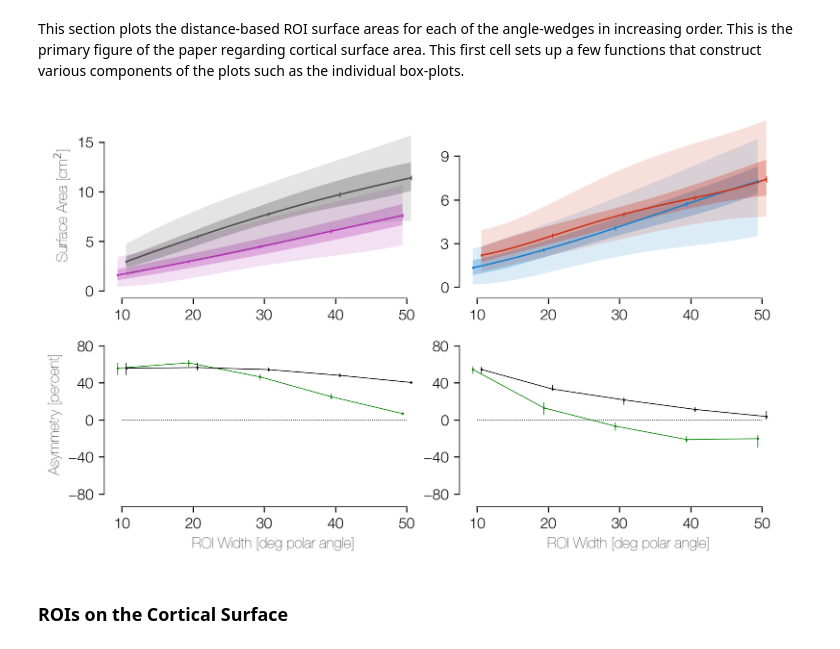
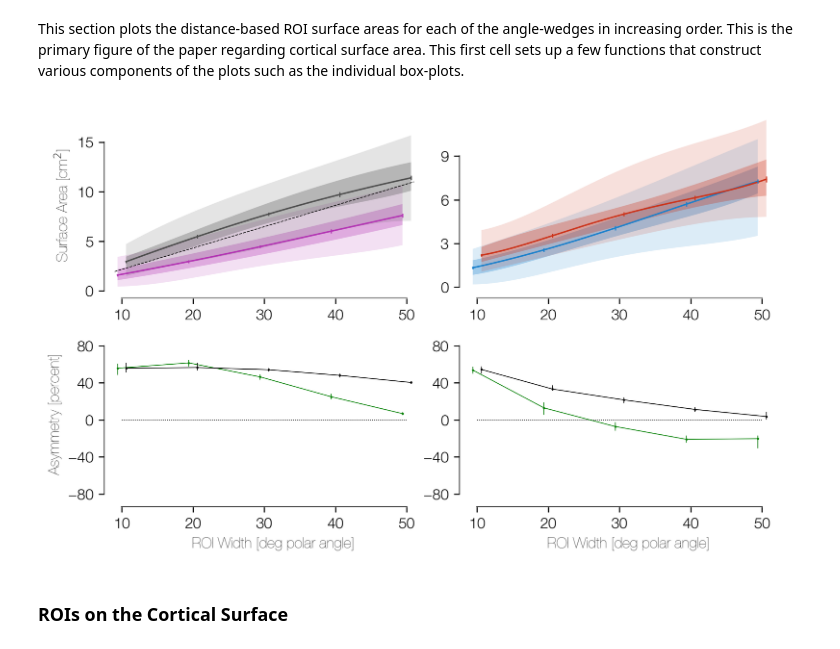
Before and after one commit to noahbenson/performance-fields, a Jupyter notebook: notebooks/performance-fields.ipynb, the cells around one changed output. Saved outputs shown, nothing was run; the diff lists cells and outputs as text; code cells hidden in the pictures.

```diff
--- a/notebooks/performance-fields.ipynb
+++ b/notebooks/performance-fields.ipynb
@@ -520,34 +652,41 @@ for ax in axs.flatten():
 #(ymin, ymax) = (0, 15)
 (ymin0, ymax0) = (-(1.2-1.2/3), 18-18/3)
 ymin = 0
 for (ax,ymax) in zip(axs[0], [15,9]):
     ymax0 = (ymax + 3)
     ax.set_xticks(data.roi_angles)
     ax.plot([xmin0,xmin0], [ymin,ymax], 'k-', lw=1)
     ax.plot([xmin,xmax], [ymin0,ymin0], 'k-', lw=1)
     ax.set_yticks([0,3,6,9] if ymax == 9 else [0,5,10,15])
     ax.set_ylim((ymin0, ymax0))
 axs[0,0].set_ylabel(ylabel)
 dy = [(ymax0 - ymax) / (ymax - ymin) * 0.5,
       (ymin0 - ymin) / (ymax - ymin)]
 (ymin, ymax) = (-80, 80)
 (ymin0, ymax0) = (ymin + dy[1]*(ymax-ymin), ymax + dy[0]*(ymax-ymin))
 for ax in axs[1]:
     ax.set_xticks(data.roi_angles)
     ax.set_ylim((ymin0, ymax0))
     ax.set_xlabel('ROI Width [deg polar angle]')
     ax.plot([xmin0,xmin0], [ymin,ymax], 'k-', lw=1)
     ax.plot([xmin,xmax], [ymin0,ymin0], 'k-', lw=1)
     ax.set_yticks([-80, -40, 0, 40, 80])
     ps = ax.plot([xmin, xmax], [0,0], 'k:', lw=0.5)
     for p in ps: p.set_zorder(-2)
 axs[1,0].set_ylabel("Asymmetry [percent]")
 
+# Add Horton and Hoyt numbers.
+hh_m = 0.2157
+# (HH's equation, for 1-6° of eccen, predicts that the surface
+# area devoted to ± Q polar angle degrees =
+# ~(0.2157 cm^2/deg) (Q deg)
+axs[0,0].plot([9, 51], [9*hh_m, 51*hh_m], 'k--', lw=0.5)
+
 if figures_path is not None:
     flnm = os.path.join(figures_path, 'surface_areas.pdf')
     plt.savefig(flnm, dpi=72*8)
 # %% [output]
-[figure, old version]
+[figure, new version]
 # %% [markdown]
 ### ROIs on the Cortical Surface
 # %% [markdown]
```
Also changed, not shown: parts of 9 cells of this notebook.
